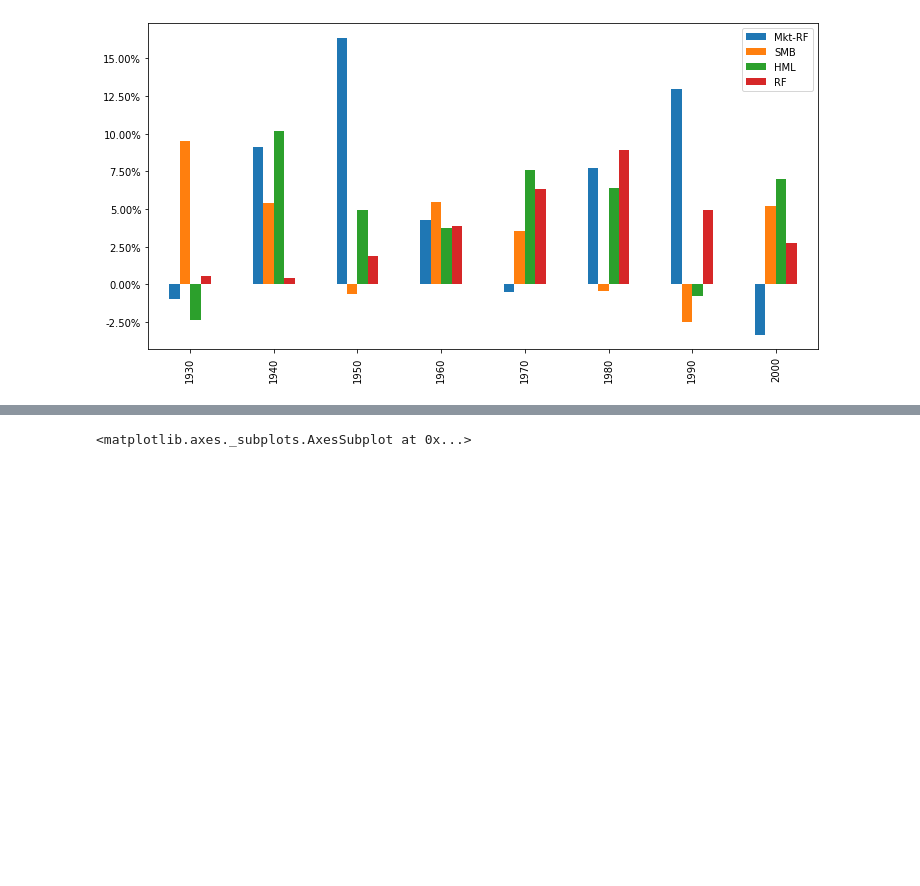
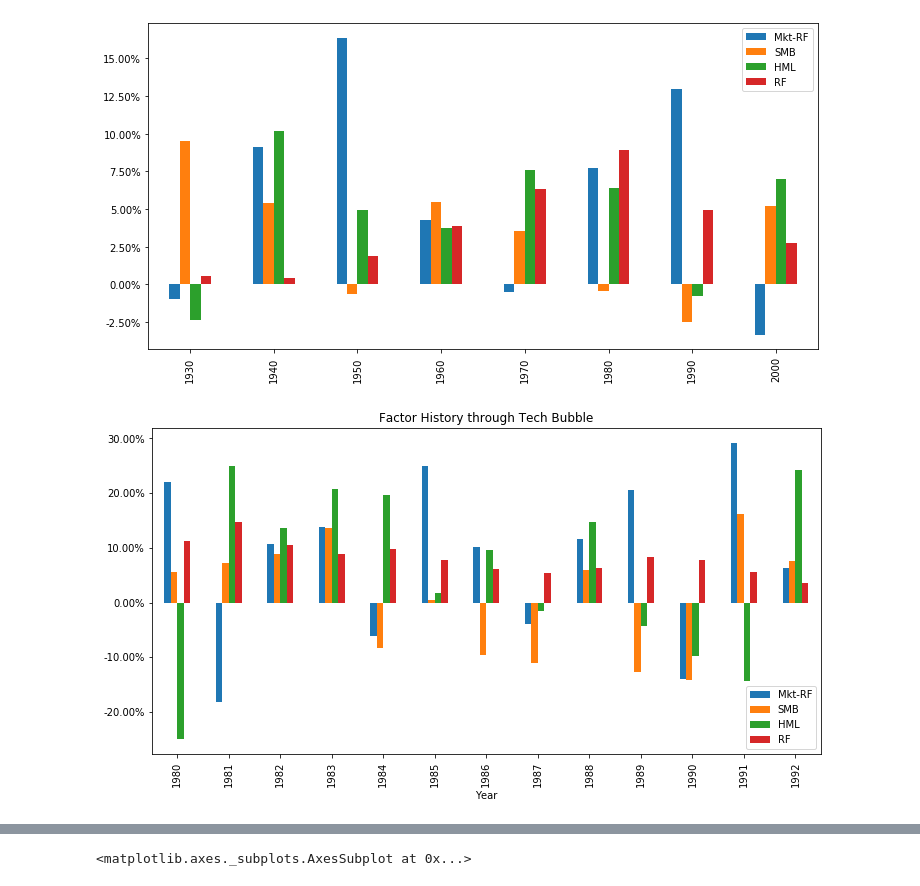
Before and after one commit to tianhuil/portfolio, a Jupyter notebook: Fama_French.ipynb, the cells around one changed output, grey strips where cells are left out. Saved outputs shown, nothing was run; the diff lists cells and outputs as text; code cells hidden in the pictures; blank space fills up the shorter version.

```diff
--- a/Fama_French.ipynb
+++ b/Fama_French.ipynb
@@ -45,3 +45,13 @@ vals = ax.get_yticks()
 ax.set_yticklabels(['{:,.2%}'.format(x) for x in vals]);
 # %% [output]
 [figure]
+# %%
+def detailed_factor(period, title, factors=FACTORS):
+    ax = df_factors.loc[period, factors].plot.bar(title=title)
+
+    vals = ax.get_yticks()
+    ax.set_yticklabels(['{:,.2%}'.format(x) for x in vals]);
+# %%
+detailed_factor(slice(1980, 1992), "Factor History through Tech Bubble")
+# %% [output]
+[figure, added]
```
Also changed, not shown: parts of 3 cells of this notebook, 2 other files.
